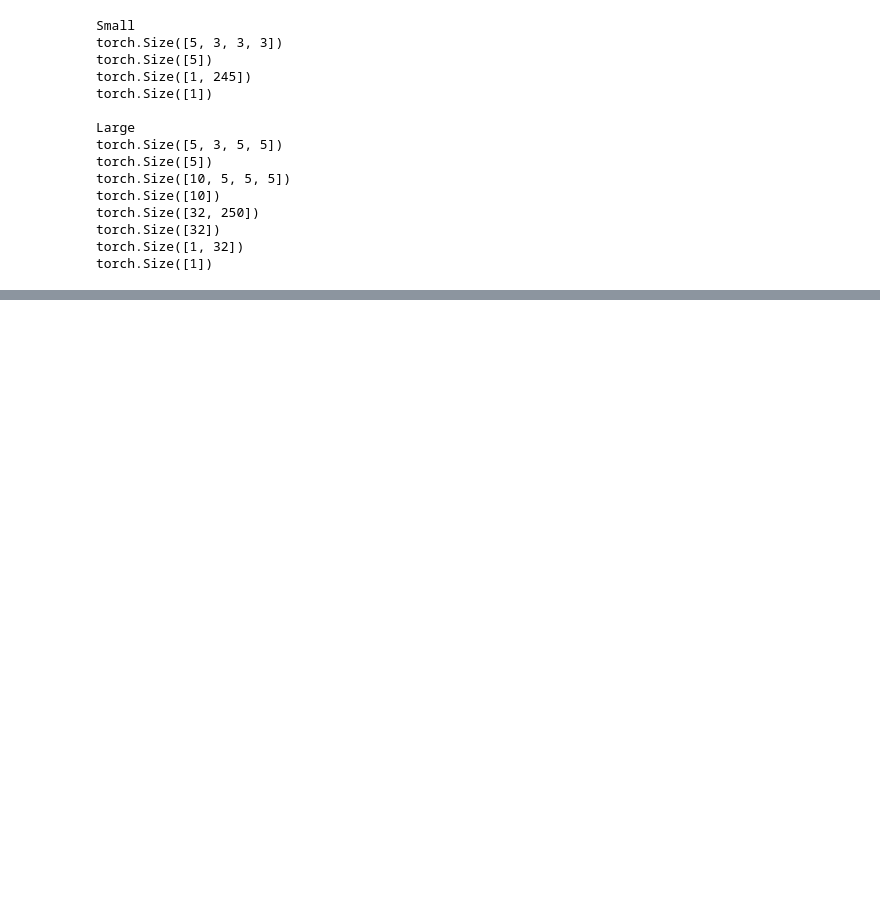
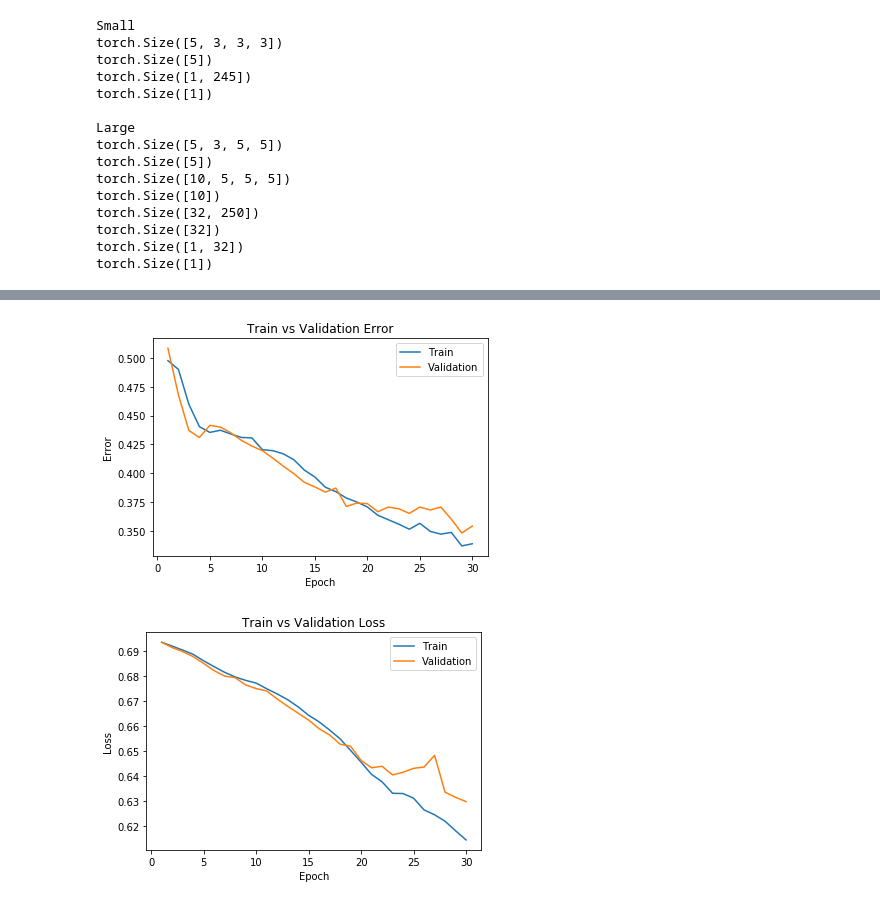
Before and after one commit to zhengmaxwell/Genre_Classifier, a Jupyter notebook: src/Labs/Lab2/Lab2.ipynb, the cells around one changed output, grey strips where cells are left out. Cells and saved outputs as stored; diff of their text form; code cells hidden in the pictures; blank space fills up the shorter version.

```diff
--- a/src/Labs/Lab2/Lab2.ipynb
+++ b/src/Labs/Lab2/Lab2.ipynb
@@ -333,0 +465,14 @@ Total time elapsed: 57.48 seconds
+# %%
+# 3c
+
+plot_training_curve(get_model_name("large", batch_size=512, learning_rate=0.01, epoch=29))
+
+"""
+Increasing the batch size makes the model significantly more accurate.
+The curves almost overlap for a majority of the time.
+There is some overfitting in both graphs as epochs increase greatly.
+It took 360 seconds which is close to the default 361 seconds.
+"""
+# %% [output]
+[figure, added]
+[figure, added]
```
Also changed, not shown: parts of 45 cells of this notebook.
